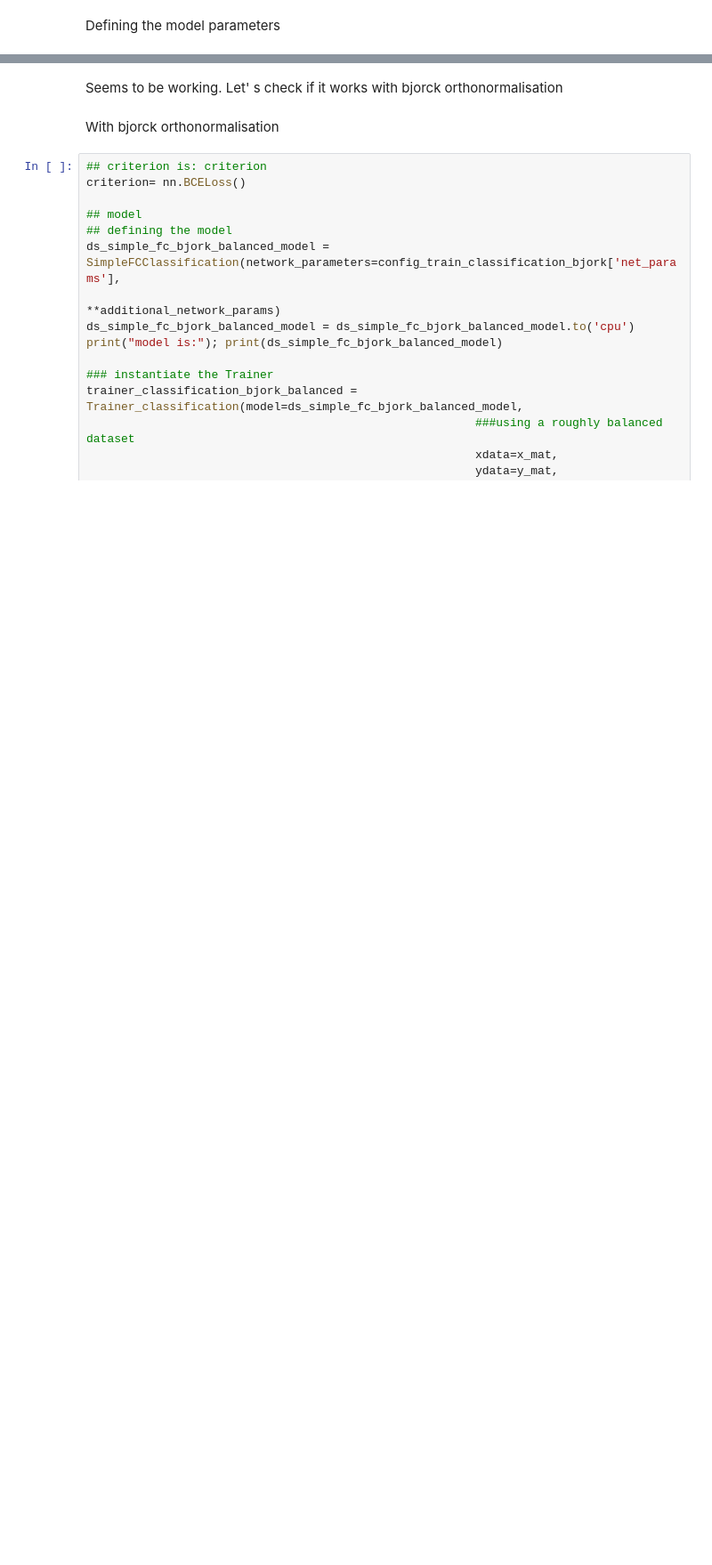
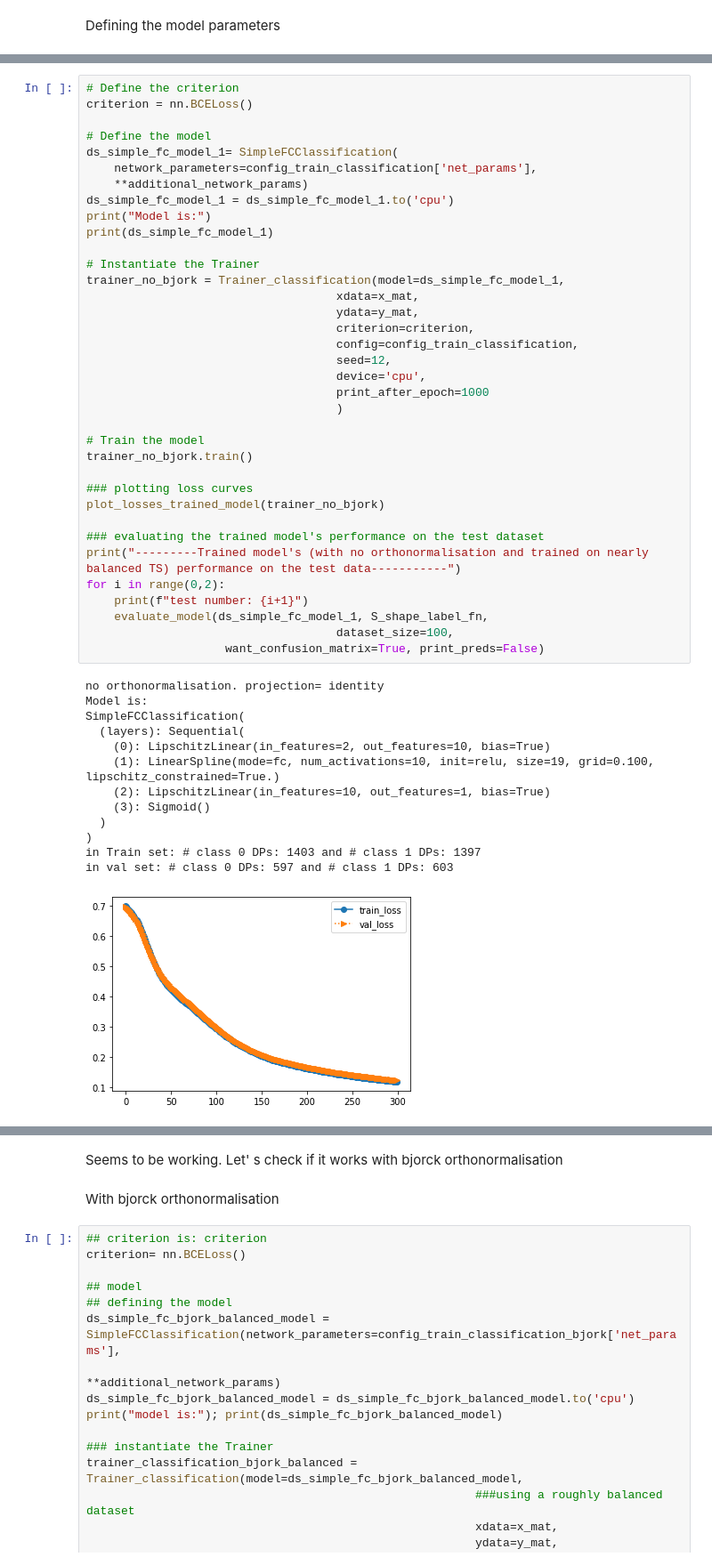
Before and after one commit to neelkanthrawat/Lipschitz_DSNN, a Jupyter notebook: trial_notebooks/test_2_magnitude.ipynb, the cells around one changed output, grey strips where cells are left out. Shown: that part at 89% size. Cells and saved outputs as stored; diff of their text form; blank space fills up the shorter version.

```diff
--- a/trial_notebooks/test_2_magnitude.ipynb
+++ b/trial_notebooks/test_2_magnitude.ipynb
@@ -143,0 +177,50 @@ config_train_classification_bjork['net_params']['projection']='orthonormalize'
+# %%
+# Define the criterion
+criterion = nn.BCELoss()
+
+# Define the model
+ds_simple_fc_model_1= SimpleFCClassification(
+    network_parameters=config_train_classification['net_params'],
+    **additional_network_params)
+ds_simple_fc_model_1 = ds_simple_fc_model_1.to('cpu')
+print("Model is:")
+print(ds_simple_fc_model_1)
+
+# Instantiate the Trainer
+trainer_no_bjork = Trainer_classification(model=ds_simple_fc_model_1,
+                                    xdata=x_mat,
+                                    ydata=y_mat,
+                                    criterion=criterion,
+                                    config=config_train_classification,
+                                    seed=12,
+                                    device='cpu',
+                                    print_after_epoch=1000
+                                    )
+
+# Train the model
+trainer_no_bjork.train()
+
+### plotting loss curves
+plot_losses_trained_model(trainer_no_bjork)
+
+### evaluating the trained model's performance on the test dataset
+print("---------Trained model's (with no orthonormalisation and trained on nearly balanced TS) performance on the test data-----------")
+for i in range(0,2):
+    print(f"test number: {i+1}")
+    evaluate_model(ds_simple_fc_model_1, S_shape_label_fn,
+                                    dataset_size=100,
+                    want_confusion_matrix=True, print_preds=False)
+# %% [output]
+no orthonormalisation. projection= identity
+Model is:
+SimpleFCClassification(
+  (layers): Sequential(
+    (0): LipschitzLinear(in_features=2, out_features=10, bias=True)
+    (1): LinearSpline(mode=fc, num_activations=10, init=relu, size=19, grid=0.100, lipschitz_constrained=True.)
+    (2): LipschitzLinear(in_features=10, out_features=1, bias=True)
+    (3): Sigmoid()
+  )
+)
+in Train set: # class 0 DPs: 1403 and # class 1 DPs: 1397
+in val set: # class 0 DPs: 597 and # class 1 DPs: 603
+[figure, added]
```
Also changed, not shown: parts of 20 cells of this notebook.
